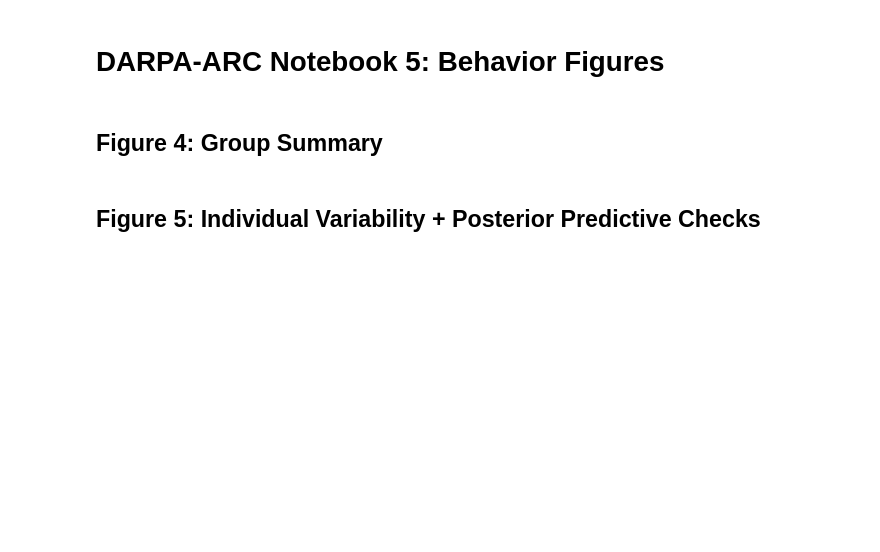
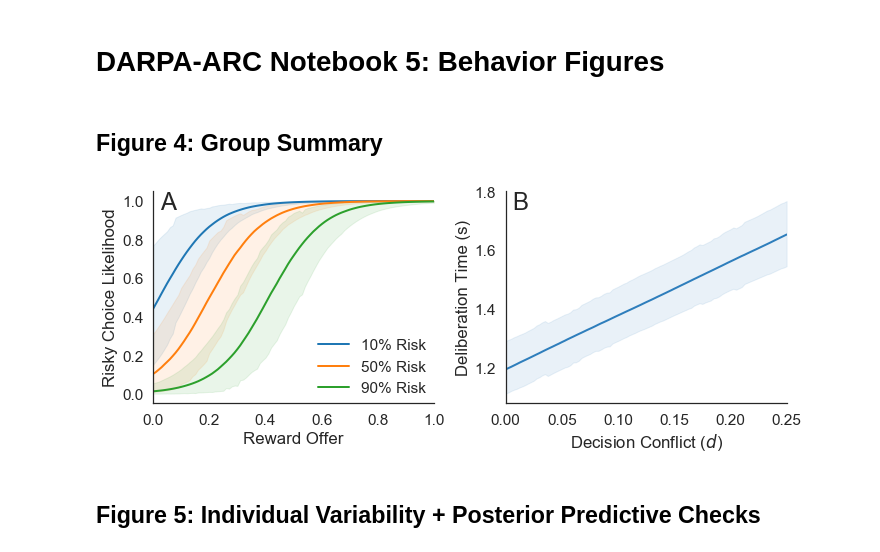
Before and after one commit to mghneurotherapeutics/DARPA-ARC, a Jupyter notebook: 05_Behavior-Figures.ipynb, the cells around one changed output. Cells and saved outputs as stored; diff of their text form; code cells hidden in the pictures; blank space fills up the shorter version.

```diff
--- a/05_Behavior-Figures.ipynb
+++ b/05_Behavior-Figures.ipynb
@@ -18,8 +18,10 @@ np.random.seed(47404)
 ### Load data.
 #~~~~~~~~~~~~~~~~~~~~~~~~~~~~~~~~~~~~~~~~~~~~~~~~~#
 
+version = 'Version20190405'
+mri_dir = '/autofs/space/lilli_002/users/JNeurosci_ARC/'
 ## Load model samples.
-f = os.path.join('stan_results','arc_hierarchical_add_FINAL2.pickle')
+f = os.path.join(mri_dir, 'stan_results', 'arc_hierarchical_%s.pickle' % version)
 samples = load_fit(f)
 
 ## Extract samples.
@@ -29,8 +31,8 @@ a1_mu = samples['a1_mu']
 shape = samples
 
 ## Compute normalized scale.
-mu = samples[b'X'][:,-1].mean()
-sd = samples[b'X'][:,-1].std()
+mu = samples['X'][:,-1].mean()
+sd = samples['X'][:,-1].std()
 x = np.linspace(0,1,101)
 z = (x - mu) / sd
 
@@ -60,34 +62,36 @@ ax.fill_between(x, *med_risk_hdi.T, color='#ff7f0e', alpha=0.1)
 ## Compute high risk.
 high_risk = inv_logit(beta_mu[:,0] + beta_mu[:,2] + np.outer(beta_mu[:,-1], z).T)
 high_risk_mode = np.median(high_risk, axis=1)
 high_risk_hdi = np.apply_along_axis(hdi, 1, high_risk)
 
 ax.plot(x, high_risk_mode, color='#2ca02c', lw=2, label='90% Risk')
 ax.fill_between(x, *high_risk_hdi.T, color='#2ca02c', alpha=0.1)
 
 ## Add details.
 ax.set(xlim=(0,1), xlabel='Reward Offer', ylabel='Risky Choice Likelihood')
 ax.legend(loc=4, frameon=False, borderpad=0)
 ax.annotate('A', (0,0), (0.025, 1), 'axes fraction', fontsize=24, ha='left', va='top')
 
 ## Extract gamma samples
 y = np.linspace(0,0.25,101)
 rt = a0_mu + np.outer(a1_mu, y).T
 rt_mode = np.median(rt, axis=1)
 rt_hdi = np.apply_along_axis(hdi, 1, rt)
 
 ax = plt.subplot2grid((1,2),(0,1))
 ax.plot(y, rt_mode, lw=2, color='#2e7ebc')
 ax.fill_between(y, *rt_hdi.T, color='#2e7ebc', alpha=0.1)
 
 ## Add details.
 ax.set(xlim=(0,0.25), xlabel=r'Decision Conflict ($d$)',
        yticks=[1.2,1.4,1.6,1.8],ylabel='Deliberation Time (s)')
 ax.annotate('B', (0,0), (0.025, 1), 'axes fraction', fontsize=24, ha='left', va='top')
 
 sns.despine()
 plt.tight_layout()
-plt.savefig('group.png', dpi=180)
+plt.savefig(os.path.join(mri_dir, 'plots', version, 'group.png'), dpi=300)
+# %% [output]
+[figure, added]
 # %% [markdown]
 ## Figure 5: Individual Variability + Posterior Predictive Checks
 # %%
```
Also changed, not shown: parts of 1 cell of this notebook, 13 other files.
